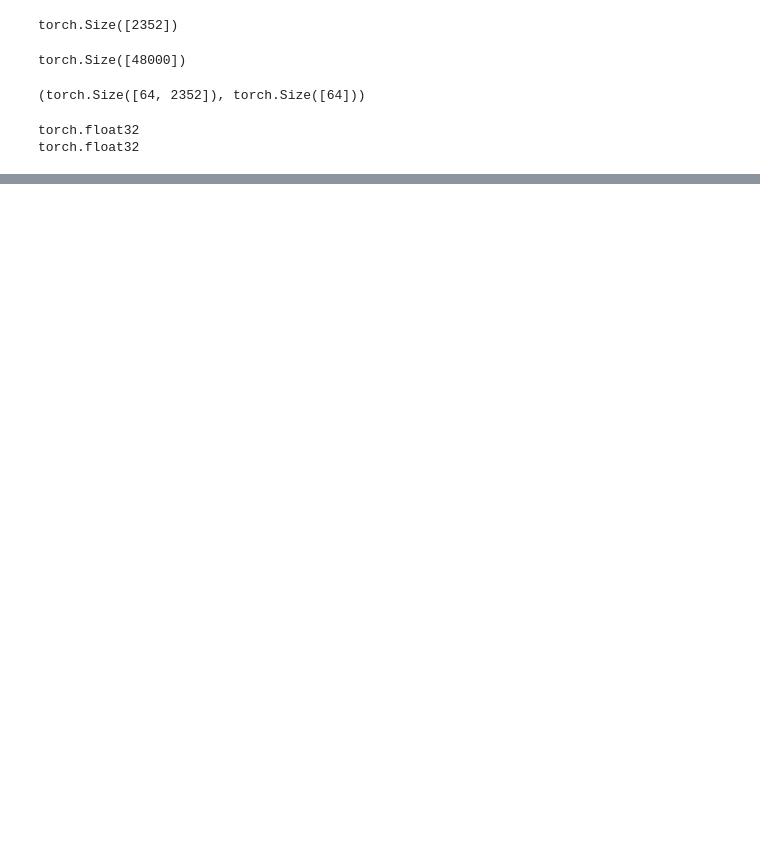
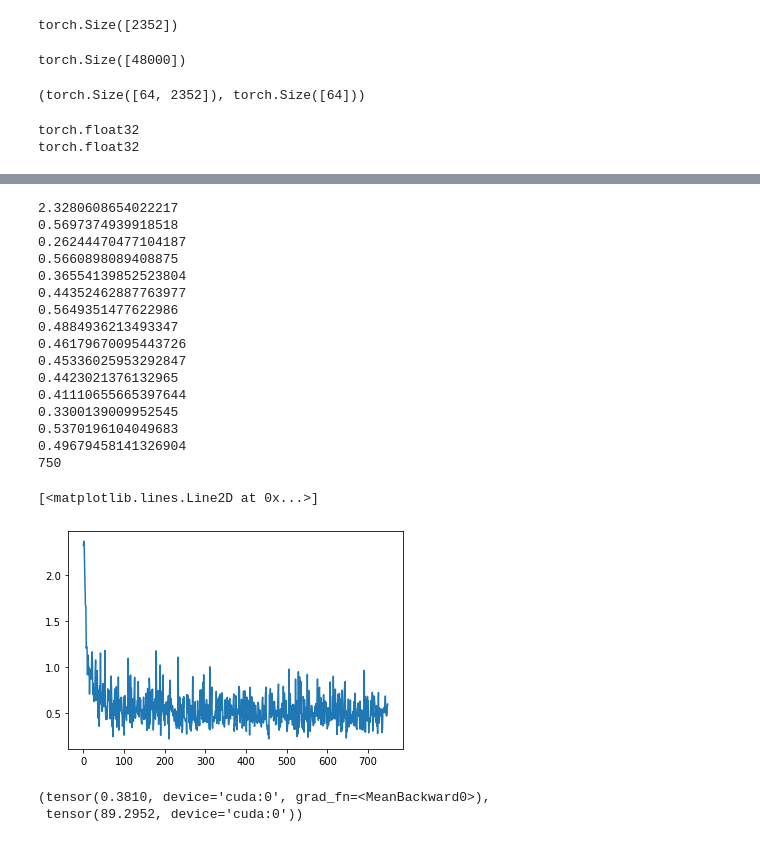
Before and after one commit to pranay8297/deep-learning-projects, a Jupyter notebook: l5_v7.ipynb, the cells around one changed output, grey strips where cells are left out. Saved outputs shown, nothing was run; the diff lists cells and outputs as text; code cells hidden in the pictures; blank space fills up the shorter version.

```diff
--- a/l5_v7.ipynb
+++ b/l5_v7.ipynb
@@ -378,0 +769,35 @@ NameError: ignored
+# %%
+model = NewLearner(layers = [2352, 200, 50, 10]).cuda()
+t_losses = update_adam(lr = 1e-2, model = model, wd = 5e-04)
+plt.plot(t_losses)
+# %% [output]
+2.3280608654022217
+0.5697374939918518
+0.26244470477104187
+0.5660898089408875
+0.36554139852523804
+0.44352462887763977
+0.5649351477622986
+0.4884936213493347
+0.46179670095443726
+0.45336025953292847
+0.4423021376132965
+0.41110655665397644
+0.3300139009952545
+0.5370196104049683
+0.49679458141326904
+750
+[<matplotlib.lines.Line2D at 0x...>]
+[figure, added]
+# %%
+losses = []
+accs = []
+for vx, vy in iter(data.valid_dl):
+  vyhat = model(vx)
+  losses.append(loss_func(vyhat, vy))
+  accs.append(accuracy(vyhat, vy))
+
+torch.mean(torch.stack(losses)), torch.mean(torch.stack(accs))
+# %% [output]
+(tensor(0.3810, device='cuda:0', grad_fn=<MeanBackward0>),
+ tensor(89.2952, device='cuda:0'))
```
Also changed, not shown: parts of 32 cells of this notebook.
